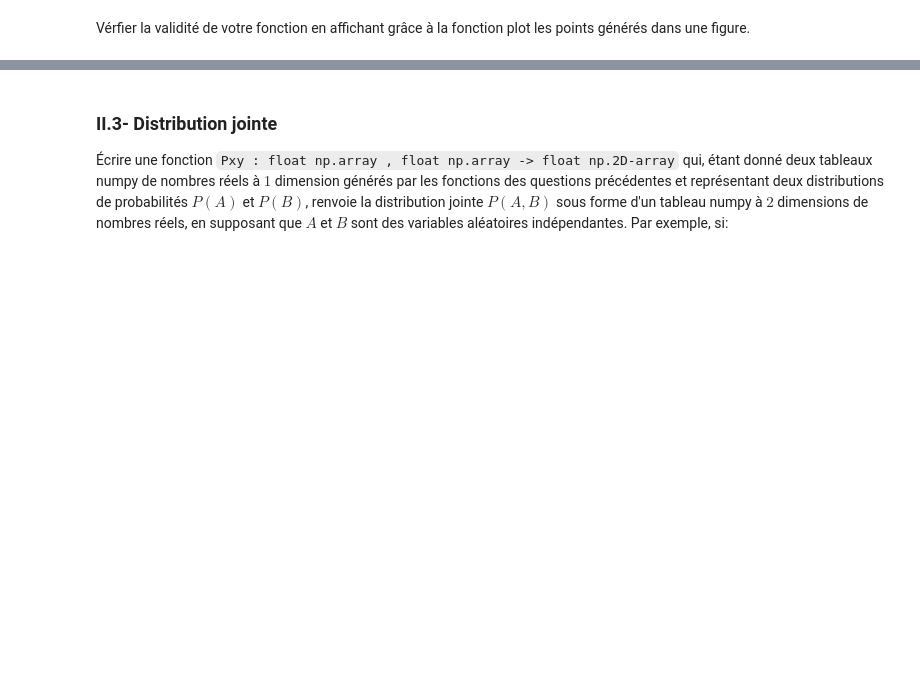
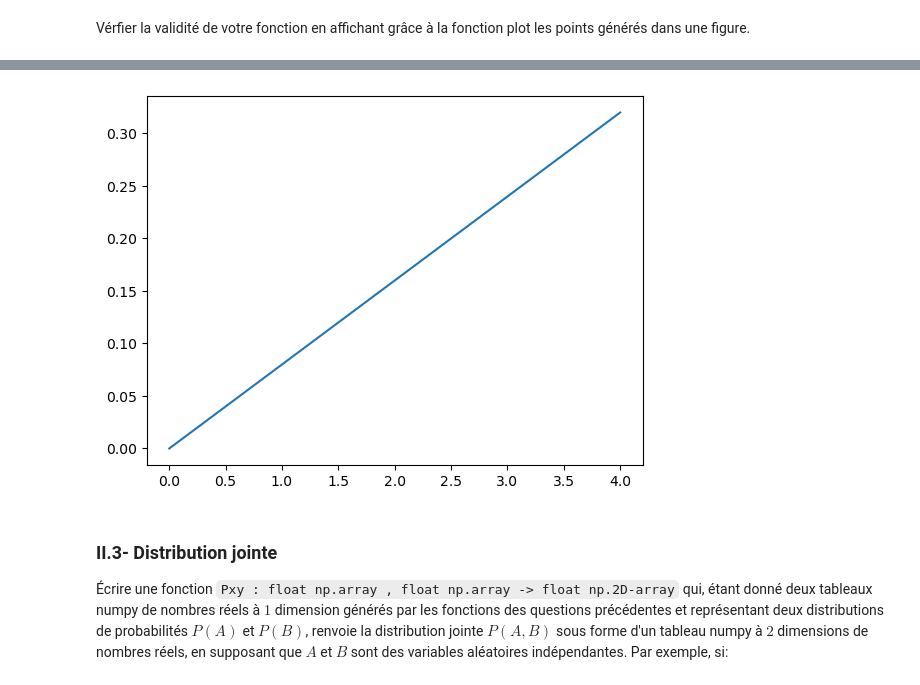
Before and after one commit to zhenyuefu/MAPSI, a Jupyter notebook: tme2/tme2.ipynb, the cells around one changed output, grey strips where cells are left out. Saved outputs shown, nothing was run; the diff lists cells and outputs as text; code cells hidden in the pictures; blank space fills up the shorter version.

```diff
--- a/tme2/tme2.ipynb
+++ b/tme2/tme2.ipynb
@@ -82,11 +116,24 @@ Vous pourrez aisément vérifier que, ici aussi, $\sum y_i=1$. Afin que la distr
 # %%
 def proba_affine ( k, slope ):
     if k % 2 == 0:
         raise ValueError ( 'le nombre k doit etre impair' )
     if abs ( slope  ) > 2. / ( k * k ):
         raise ValueError ( 'la pente est trop raide : pente max = ' +
         str ( 2. / ( k * k ) ) )
     #votre code
+    res = []
+    for i in range(k):
+        res.append(1/k + (i - k/2)*slope)
+
+    return np.asarray(res)
+
+# TEST
+x = np.arange ( 0 , 5 , 1 )
+y = proba_affine ( 5 , 0.08 )
+plt.plot (x ,y )
+plt.show ()
+# %% [output]
+[figure, added]
 # %% [markdown]
 ### II.3- Distribution jointe
 Écrire une fonction `Pxy : float np.array , float np.array -> float np.2D-array` qui, étant donné deux tableaux numpy de nombres réels à $1$ dimension générés par les fonctions des questions précédentes et représentant deux distributions de probabilités $P(A)$ et $P(B)$, renvoie la distribution jointe $P(A,B)$ sous forme d'un tableau numpy à $2$ dimensions de nombres réels, en supposant que $A$ et $B$ sont des variables aléatoires indépendantes. Par exemple, si:
```
Also changed, not shown: parts of 28 cells of this notebook, 1 other file.
